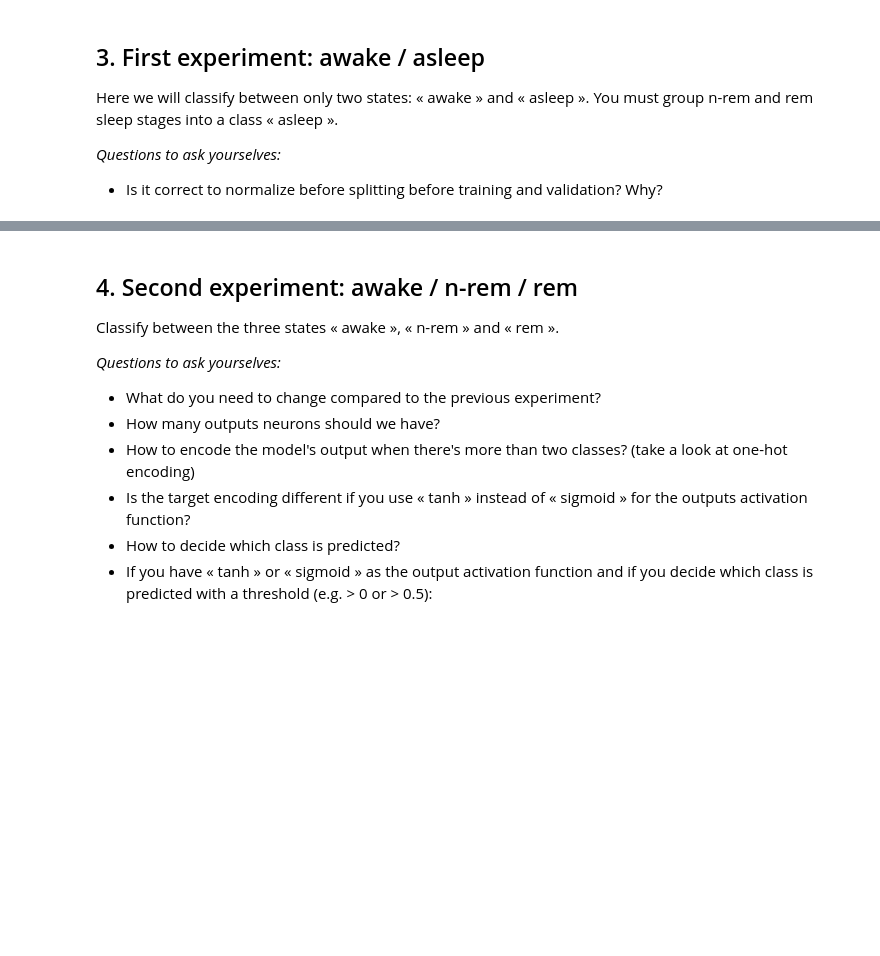
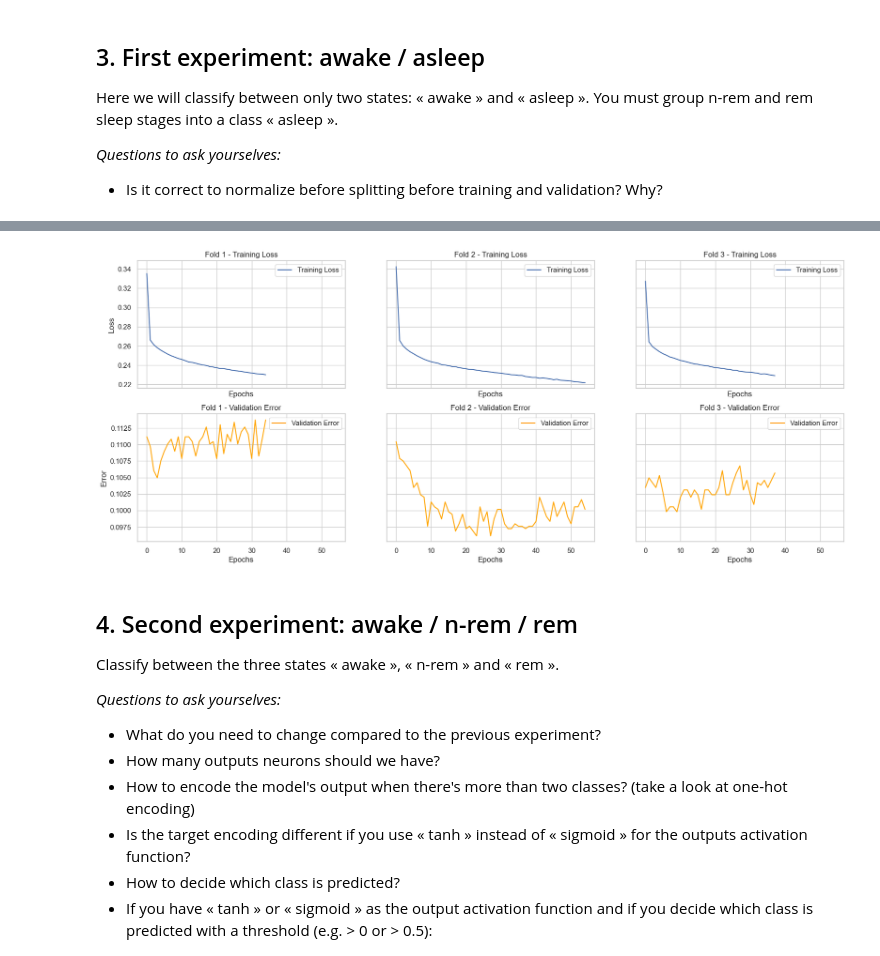
Before and after one commit to Mondotosz/ARN_PW3, a Jupyter notebook: notebook.ipynb, the cells around one changed output, grey strips where cells are left out. Cells and saved outputs as stored; diff of their text form; code cells hidden in the pictures; blank space fills up the shorter version.

Commit message:
started working on binary classification

```diff
--- a/notebook.ipynb
+++ b/notebook.ipynb
@@ -207,0 +273,9 @@ You must group n-rem and rem sleep stages into a class « asleep ».
+# %%
+exp_1_res = experiment_1(tol=1e-5, n_iter_no_change=30, validation_fraction=0.1)
+for res in exp_1_res:
+    print(f"Fold {res['fold']} - Accuracy: {res['accuracy']:.4f}")
+    print("Classification Report:")
+    print(res['classification_report'])
+    print("Confusion Matrix:")
+    print(res['confusion_matrix'])
+    print("\n" + "="*50 + "\n")
@@ -208,3 +300,51 @@ You must group n-rem and rem sleep stages into a class « asleep ».
+# %%
+# plot training loss and validation loss for each fold
+
+fig, axes = plt.subplots(2, 3, figsize=(20, 8), sharex=True)
+
+min_loss = None
+max_loss = None
+min_err = None
+max_err = None
+
+for idx, res in enumerate(exp_1_res):
+    ax_loss = axes[0, idx]
+    ax_err = axes[1, idx]
+
+    if idx == 0:
+        ax_loss.set_ylabel('Loss')
+        ax_err.set_ylabel('Error')
+    else:
+        ax_loss.set_yticklabels([])
+        ax_err.set_yticklabels([])
+
+    ax_loss.plot(res['train_loss'], label='Training Loss')
+    ax_loss.set_title(f'Fold {res["fold"]} - Training Loss')
+    ax_loss.set_xlabel('Epochs')
+    ax_loss.legend()
+
+
+    ax_err.plot([1 - score for score in res['validation_scores']], label='Validation Error', color='orange')
+    ax_err.set_title(f'Fold {res["fold"]} - Validation Error')
+    ax_err.set_xlabel('Epochs')
+    ax_err.legend()
+
+
+def get_limits(data):
+    d_min, d_max = np.nanmin(data), np.nanmax(data)
+    pad = (d_max - d_min) * 0.05
+    return d_min - pad, d_max + pad
+
+loss_lim = get_limits(np.concatenate([res['train_loss'] for res in exp_1_res]))
+err_lim = get_limits(np.concatenate([[1 - score for score in res['validation_scores']] for res in exp_1_res]))
+
+for i in range(3):
+    axes[0, i].set_ylim(loss_lim)
+    axes[1, i].set_ylim(err_lim)
+
+plt.show()
+# %% [output]
+[figure, added]
 # %% [markdown]
 ## 4. Second experiment: awake / n-rem / rem
 
```
Also changed, not shown: parts of 5 cells of this notebook.
